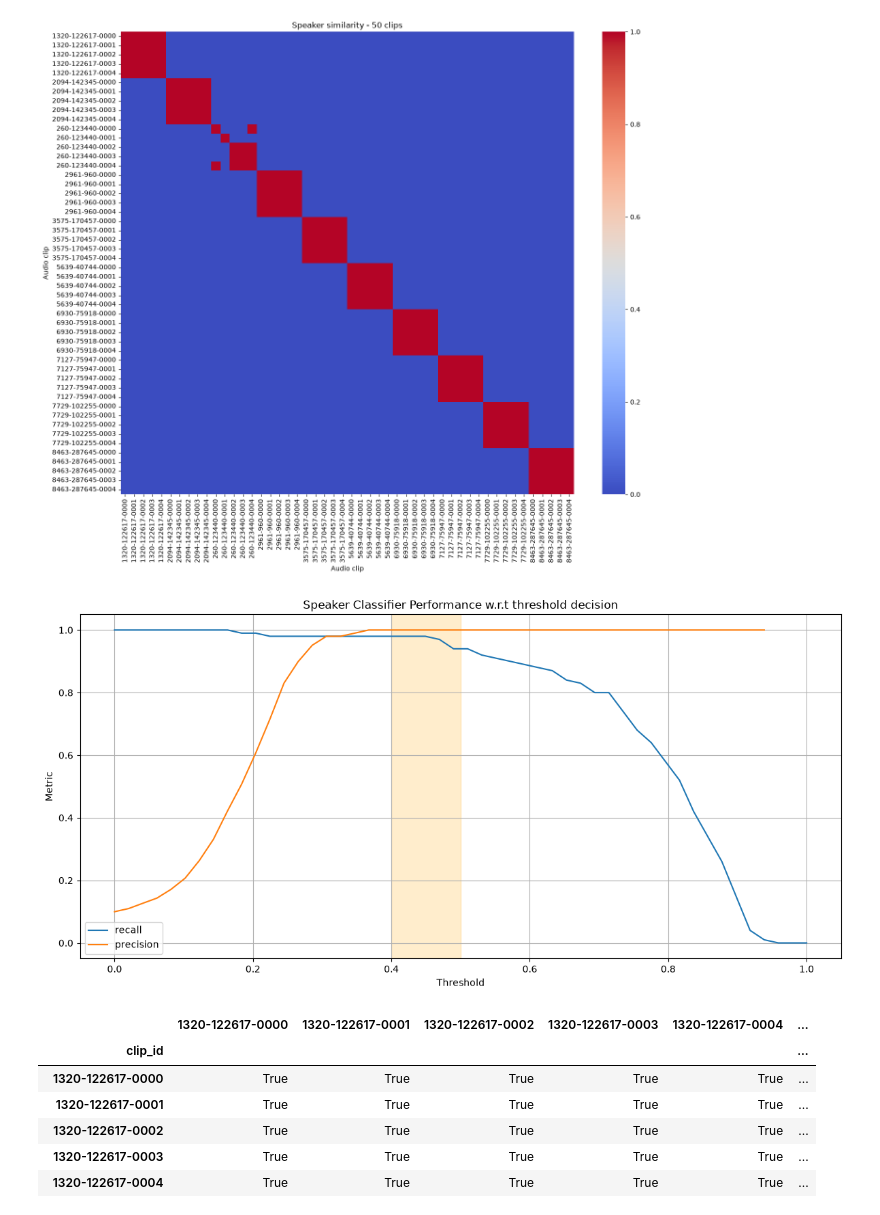
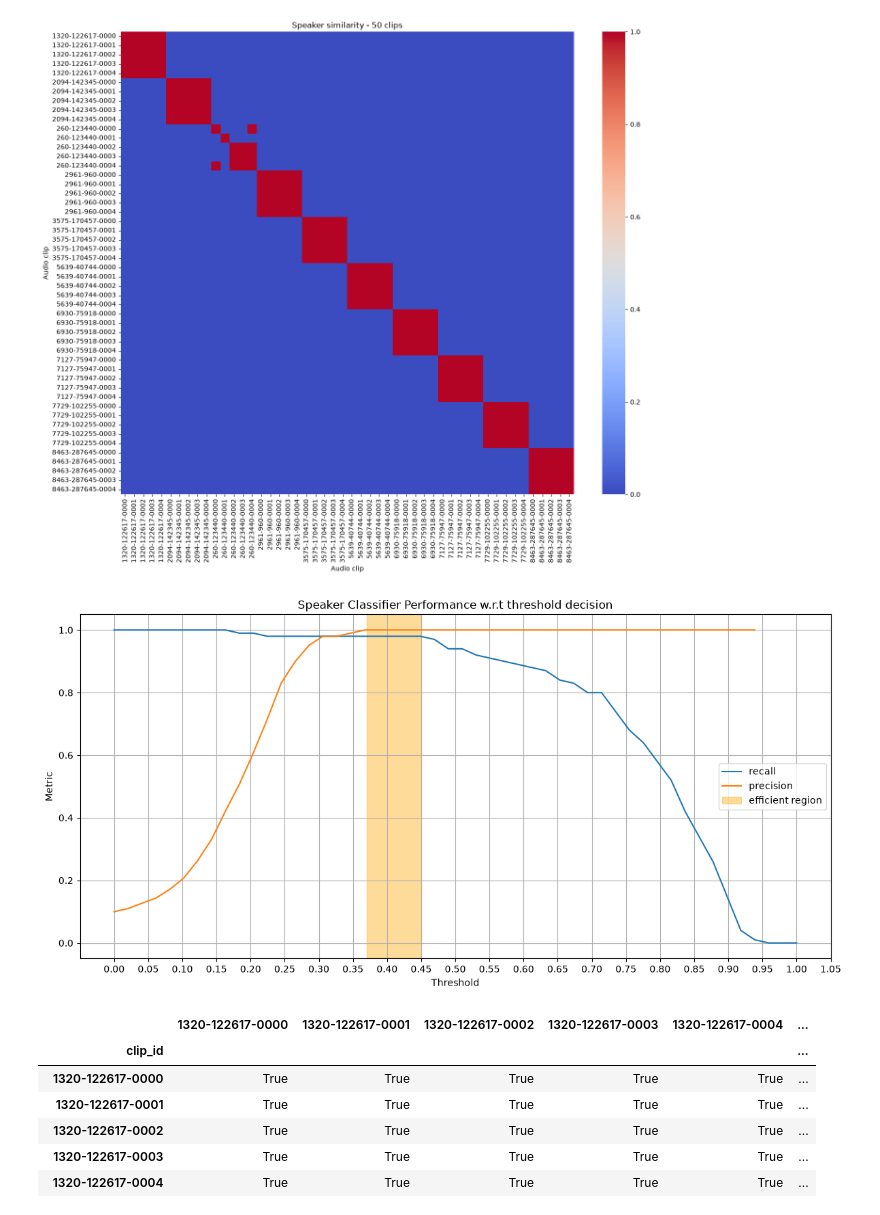
Before and after one commit to BasharBetta7/VoiceDrivenAIAssistant, a Jupyter notebook: speaker_model_experiments.ipynb, the cells around one changed output. Drawn from its saved outputs; the diff is of its cells as text; code cells hidden in the pictures.

```diff
--- a/speaker_model_experiments.ipynb
+++ b/speaker_model_experiments.ipynb
@@ -148,18 +148,12 @@ unique_pairs = np.triu(np.ones(similarity_df.shape,dtype=bool), k=1)
 scores = similarity_df.to_numpy()[same_speaker & unique_pairs]
 
 x = np.linspace(0,1,retstep=0.1)[0]
-max_precision = [0,0]
-max_recall = [0,0]
 recalls = []
 precisions = []
 for threshold in x:
     true_acceptance_rate = (scores > threshold).mean()
-    if true_acceptance_rate > max_recall[1]:
-        max_recall = (threshold, true_acceptance_rate)
     recalls.append(true_acceptance_rate)
     precision = sum(scores > threshold) / sum(similarity_df.to_numpy()[unique_pairs] > threshold)
-    if precision > max_precision[1]:
-        max_precision = [threshold, max_precision]
     precisions.append(precision)
 
 recalls = np.array(recalls)
@@ -188,19 +178,20 @@ plt.show()
 # %%
 plt.figure(figsize=(12,6))
 
 plt.plot(x,recalls, label= 'recall')
 plt.plot(x, precisions, label = 'precision' )
-plt.axvspan(0.4, 0.5, color='orange', alpha=0.2)
+plt.axvspan(0.37, 0.45, color='orange', alpha=0.4, label='efficient region')
 plt.legend()
 plt.grid()
+plt.xticks(np.arange(0,1.1,0.05))
 plt.xlabel('Threshold')
 plt.ylabel('Metric')
 plt.title('Speaker Classifier Performance w.r.t threshold decision')
 plt.tight_layout()
 plt.savefig('data/precision_recall_vs_threshold.png')
 plt.show()
 # %% [output]
-[figure, old version]
+[figure, new version]
 # %%
 # we notice that the optimal threshold is 0.4 in this case
 # %%
```
Also changed, not shown: parts of 2 cells of this notebook, 1 other file.
